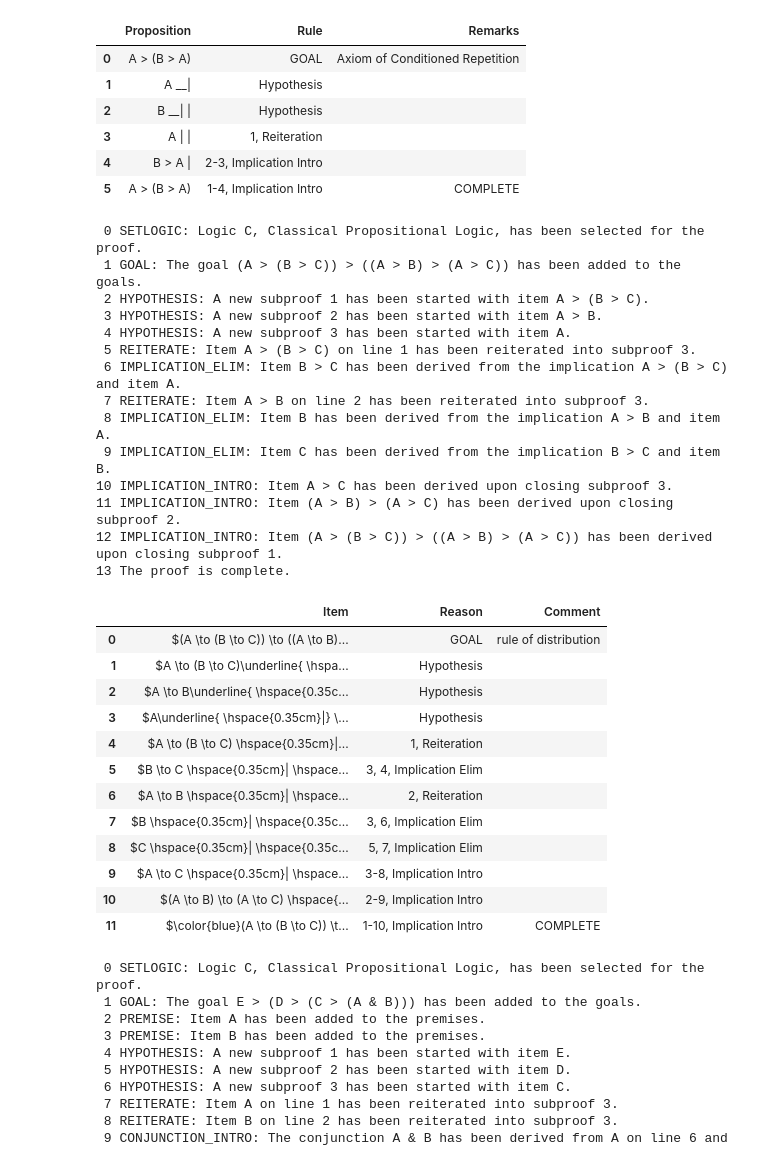
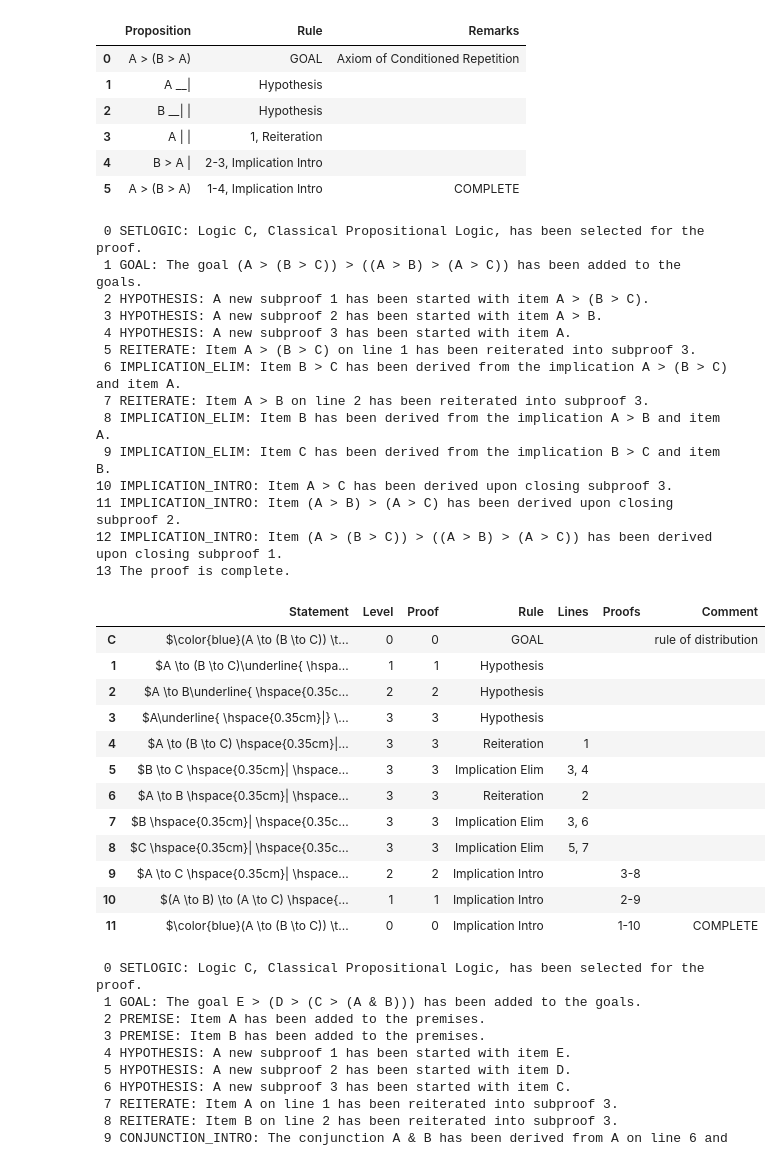
Before and after one commit to FrankHubeny/AltRea, a Jupyter notebook: rules.ipynb, the cells around one changed output. Cells and saved outputs as stored; diff of their text form; code cells hidden in the pictures.

Commit message:
changed to comment and checklinescope

```diff
--- a/rules.ipynb
+++ b/rules.ipynb
@@ -2131,54 +2185,54 @@ showproof(prf, columns=['Proposition','Rule','Remarks'], latex=0)
 
 from altrea.boolean import Implies, Wff
 from altrea.rules import Proof
-from altrea.display import showproof, fitchnotation
+from altrea.display import showproof, fitchnotation, displayproof
 prf = Proof()
 prf.setlogic('C')
 A = Wff('A')
 B = Wff('B')
 C = Wff('C')
 prf.goal(Implies(Implies(A, Implies(B, C)), (Implies(Implies(A, B), Implies(A, C)))), comments='rule of distribution')
 prf.hypothesis(Implies(A, Implies(B, C)))
 prf.hypothesis(Implies(A, B))
 prf.hypothesis(A)
 prf.reiterate(1)
 prf.implication_elim(3, 4)
 prf.reiterate(2)
 prf.implication_elim(3, 6)
 prf.implication_elim(5, 7)
 prf.implication_intro()
 prf.implication_intro()
 prf.implication_intro()
 prf.displaylog()
-showproof(prf, latex=1)
+displayproof(prf, latex=1)
 # %% [output]
  0 SETLOGIC: Logic C, Classical Propositional Logic, has been selected for the proof.
  1 GOAL: The goal (A > (B > C)) > ((A > B) > (A > C)) has been added to the goals.
  2 HYPOTHESIS: A new subproof 1 has been started with item A > (B > C).
  3 HYPOTHESIS: A new subproof 2 has been started with item A > B.
  4 HYPOTHESIS: A new subproof 3 has been started with item A.
  5 REITERATE: Item A > (B > C) on line 1 has been reiterated into subproof 3.
  6 IMPLICATION_ELIM: Item B > C has been derived from the implication A > (B > C) and item A.
  7 REITERATE: Item A > B on line 2 has been reiterated into subproof 3.
  8 IMPLICATION_ELIM: Item B has been derived from the implication A > B and item A.
  9 IMPLICATION_ELIM: Item C has been derived from the implication B > C and item B.
 10 IMPLICATION_INTRO: Item A > C has been derived upon closing subproof 3.
 11 IMPLICATION_INTRO: Item (A > B) > (A > C) has been derived upon closing subproof 2.
 12 IMPLICATION_INTRO: Item (A > (B > C)) > ((A > B) > (A > C)) has been derived upon closing subproof 1.
 13 The proof is complete.
-|  | Item | Reason | Comment |
-| 0 | $(A \to (B \to C)) \to ((A \to B)... | GOAL | rule of distribution |
-| 1 | $A \to (B \to C)\underline{ \hspa... | Hypothesis |  |
-| 2 | $A \to B\underline{ \hspace{0.35c... | Hypothesis |  |
-| 3 | $A\underline{ \hspace{0.35cm}|} \... | Hypothesis |  |
-| 4 | $A \to (B \to C) \hspace{0.35cm}|... | 1, Reiteration |  |
-| 5 | $B \to C \hspace{0.35cm}| \hspace... | 3, 4, Implication Elim |  |
-| 6 | $A \to B \hspace{0.35cm}| \hspace... | 2, Reiteration |  |
-| 7 | $B \hspace{0.35cm}| \hspace{0.35c... | 3, 6, Implication Elim |  |
-| 8 | $C \hspace{0.35cm}| \hspace{0.35c... | 5, 7, Implication Elim |  |
-| 9 | $A \to C \hspace{0.35cm}| \hspace... | 3-8, Implication Intro |  |
-| 10 | $(A \to B) \to (A \to C) \hspace{... | 2-9, Implication Intro |  |
-| 11 | $\color{blue}(A \to (B \to C)) \t... | 1-10, Implication Intro | COMPLETE |
+|  | Statement | Level | Proof | Rule | Lines | Proofs | Comment |
+| C | $\color{blue}(A \to (B \to C)) \t... | 0 | 0 | GOAL |  |  | rule of distribution |
+| 1 | $A \to (B \to C)\underline{ \hspa... | 1 | 1 | Hypothesis |  |  |  |
+| 2 | $A \to B\underline{ \hspace{0.35c... | 2 | 2 | Hypothesis |  |  |  |
+| 3 | $A\underline{ \hspace{0.35cm}|} \... | 3 | 3 | Hypothesis |  |  |  |
+| 4 | $A \to (B \to C) \hspace{0.35cm}|... | 3 | 3 | Reiteration | 1 |  |  |
+| 5 | $B \to C \hspace{0.35cm}| \hspace... | 3 | 3 | Implication Elim | 3, 4 |  |  |
+| 6 | $A \to B \hspace{0.35cm}| \hspace... | 3 | 3 | Reiteration | 2 |  |  |
+| 7 | $B \hspace{0.35cm}| \hspace{0.35c... | 3 | 3 | Implication Elim | 3, 6 |  |  |
+| 8 | $C \hspace{0.35cm}| \hspace{0.35c... | 3 | 3 | Implication Elim | 5, 7 |  |  |
+| 9 | $A \to C \hspace{0.35cm}| \hspace... | 2 | 2 | Implication Intro |  | 3-8 |  |
+| 10 | $(A \to B) \to (A \to C) \hspace{... | 1 | 1 | Implication Intro |  | 2-9 |  |
+| 11 | $\color{blue}(A \to (B \to C)) \t... | 0 | 0 | Implication Intro |  | 1-10 | COMPLETE |
 # %%
 # deriving many implications
 
```
Also changed, not shown: parts of 8 cells of this notebook, 15 other files.
